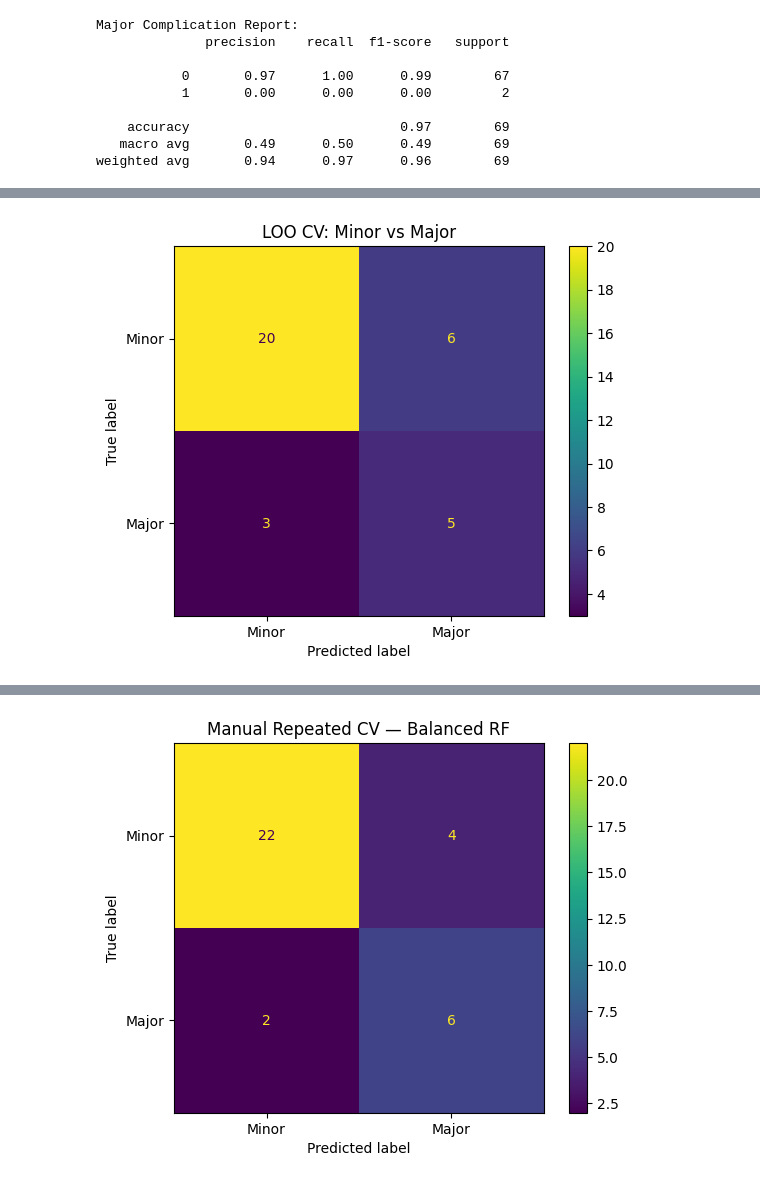
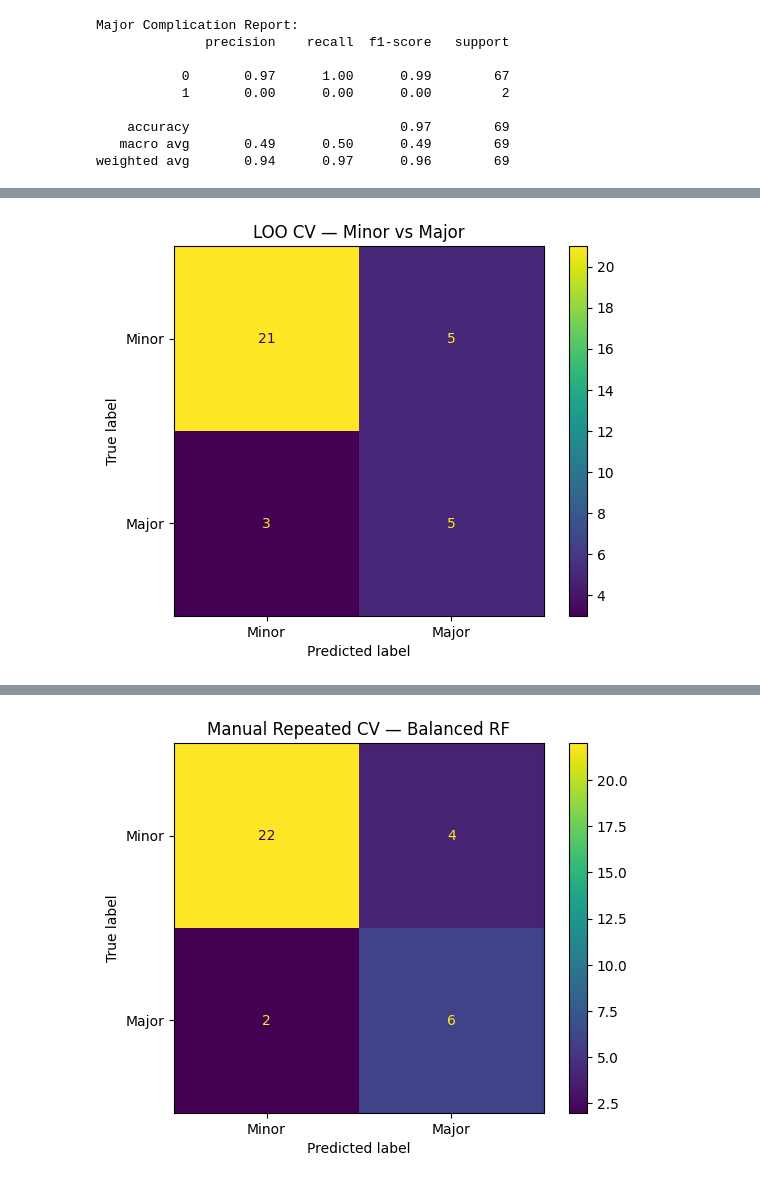
Before and after one commit to DeMeyerRobin/IndustryProject-BariatricSurgeryG1, a Jupyter notebook: ROB_minor_major.ipynb, the cells around one changed output, grey strips where cells are left out. Saved outputs shown, nothing was run; the diff lists cells and outputs as text; code cells hidden in the pictures.

Commit message:
minor_major done

```diff
--- a/ROB_minor_major.ipynb
+++ b/ROB_minor_major.ipynb
@@ -20,7 +20,7 @@ from sklearn.metrics import (
 import pandas as pd
 import matplotlib.pyplot as plt
 # %%
-core_X_data=df[['gender', 'age', 'height', 'weight', 'bmi', 'family_hist_cnt', 'chronic_meds_cnt']].copy()
+core_X_data=df[['gender', 'age', 'height', 'weight', 'bmi', 'family_hist_cnt', 'chronic_meds_cnt','procedure_category','antibiotics','cholecystectomy_repair','hiatus_hernia_repair']].copy()
 cm_cols= [col for col in df.columns if col.startswith('CM_')]
 
 cm_data = df[cm_cols].fillna(0).astype(int)
@@ -36,4 +36,15 @@ print(core_X_data.isna().sum())  # should all be zero
 # inspect result
 print("Dropped CM columns:", zero_only)
 print("Remaining columns in CM data:", cm_data.columns.tolist())
+# 1) Grab all the antibiotic dummy columns
+ab_cols = [c for c in core_X_data.columns if c.startswith('antibiotics')]
+
+# 2) Count zeros in each column
+for col in ab_cols:
+    n_zeros = (core_X_data[col] == 0).sum()
+    print(f"{col}: {n_zeros} zeros out of {len(core_X_data)} rows")
+
+# 3) (Bonus) How many rows have *no* antibiotic flagged?
+no_ab_rows = (core_X_data[ab_cols].sum(axis=1) == 0).sum()
+print(f"\nRows where ALL antibiotic dummies are 0 (i.e. original 0): {no_ab_rows}")
 # %% [output]
@@ -106,6 +104,6 @@ complication_data.head(1000)
 | 343 | 0 | 0 |
 344 rows × 2 columns
 # %%
-X= X_prepared
+X = core_X_data.copy()
 y_major = complication_data['major_complication']
 y_minor = complication_data['minor_complication']
@@ -138,3 +168,5 @@ weighted avg       0.91      0.90      0.86        69
+# %%
+X= X_encoded.copy()
 # %%
 X_train, X_test, y_train, y_test = train_test_split(X, y_major, test_size=0.2, random_state=42)
 
@@ -290,61 +322,49 @@ weighted avg       0.70      0.74      0.71        34
 # %%
 import numpy as np
-import pandas as pd
+from sklearn.model_selection import LeaveOneOut
+from sklearn.linear_model import LogisticRegression
+from sklearn.metrics import confusion_matrix, ConfusionMatrixDisplay, classification_report
 import matplotlib.pyplot as plt
 
-from sklearn.linear_model       import LogisticRegression
-from sklearn.metrics            import confusion_matrix, ConfusionMatrixDisplay, classification_report
-from sklearn.model_selection    import LeaveOneOut
-
-# — assume X_comp and y_type are your 34×F array/DataFrame and your [0,1] label array —
-#    where 1 = major, 0 = minor
+# — assume X_comp (34×F DataFrame or ndarray) and y_type (length-34 array) are defined —
 
 loo    = LeaveOneOut()
 y_pred = np.zeros_like(y_type)
 y_prob = np.zeros_like(y_type, dtype=float)
 
 for train_idx, test_idx in loo.split(X_comp):
-    # split
-    X_tr, X_te = X_comp[train_idx], X_comp[test_idx]
-    y_tr, y_te = y_type[train_idx], y_type[test_idx]
+    # 1) Proper slicing for DataFrame vs ndarray
+    if hasattr(X_comp, "iloc"):
+        X_tr = X_comp.iloc[train_idx]
+        X_te = X_comp.iloc[test_idx]
+    else:
+        X_tr = X_comp[train_idx]
+        X_te = X_comp[test_idx]
 
-    # manual random oversampling of the minority *in the training fold*
-    classes, counts = np.unique(y_tr, return_counts=True)
-    if len(classes) > 1:
-        minor_cls = classes[np.argmin(counts)]
-        idx_min   = np.where(y_tr == minor_cls)[0]
-        n_extra   = counts.max() - counts.min()
-        extra     = np.random.choice(idx_min, size=n_extra, replace=True)
+    y_tr = y_type[train_idx]
 
-        X_tr = np.vstack([X_tr, X_tr[extra]])
-        y_tr = np.concatenate([y_tr, y_tr[extra]])
-
-    # train a simple, regularized model
+    # 2) (Re)train your simple model
     clf = LogisticRegression(
-        penalty="l2",
-        C=1.0,
+        penalty="l2", C=1.0,
         class_weight="balanced",
         solver="liblinear",
-        random_state=42,
+        random_state=42
     )
     clf.fit(X_tr, y_tr)
 
-    # predict on the held-out sample
+    # 3) Predict on the held-out sample
     y_pred[test_idx] = clf.predict(X_te)
-    y_prob[test_idx] = clf.predict_proba(X_te)[:,1]
+    y_prob[test_idx] = clf.predict_proba(X_te)[:, 1]
 
-# aggregate results
+# 4) Aggregate results
 cm = confusion_matrix(y_type, y_pred)
-Disp = ConfusionMatrixDisplay(cm, display_labels=["Minor","Major"])
-Disp.plot()
-plt.title("LOO CV: Minor vs Major")
+disp = ConfusionMatrixDisplay(cm, display_labels=["Minor","Major"])
+disp.plot()
+plt.title("LOO CV — Minor vs Major")
 plt.show()
 
 print(classification_report(y_type, y_pred))
-
-# y_prob is the LOO‐estimated P(major|complication) for each sample,
-# which you can multiply by P(any_complication) from Stage 1.
 # %% [output]
-[figure, old version]
+[figure, new version]
               precision    recall  f1-score   support
 
```
Also changed, not shown: parts of 13 cells of this notebook, 1 other file.
